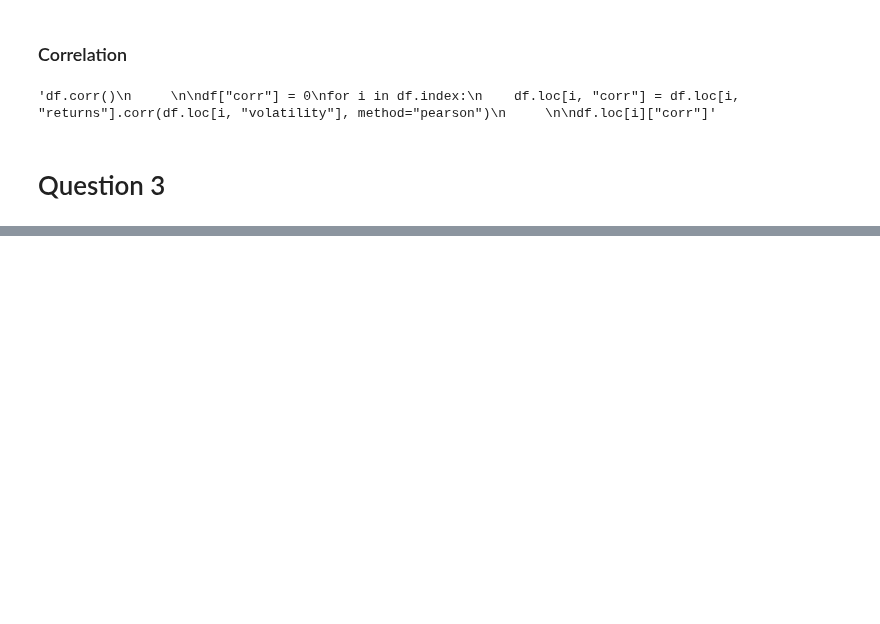
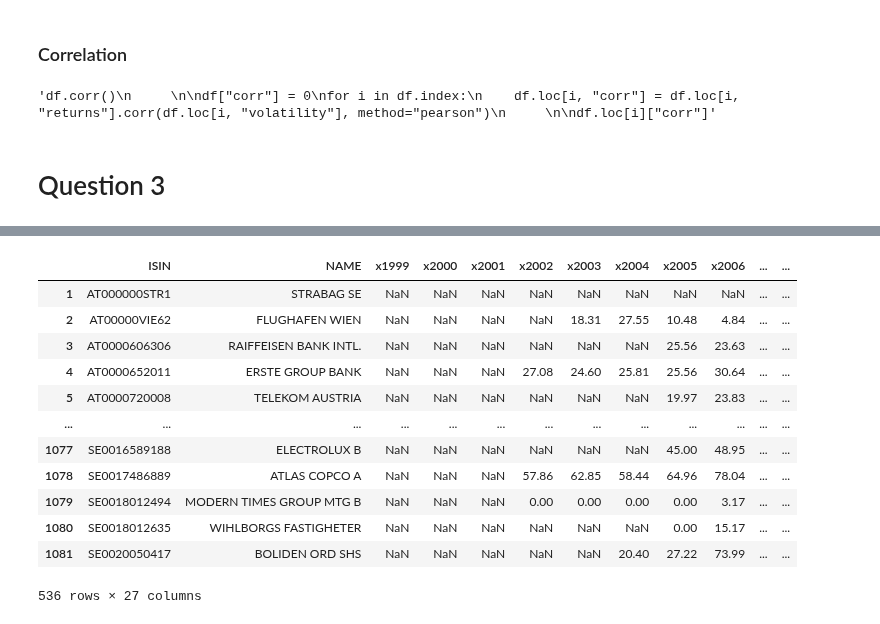
Before and after one commit to GiammarcoBozzelli/SEF, a Jupyter notebook: main.ipynb, the cells around one changed output, grey strips where cells are left out. Drawn from its saved outputs; the diff is of its cells as text; code cells hidden in the pictures; blank space fills up the shorter version.

```diff
--- a/main.ipynb
+++ b/main.ipynb
@@ -164,2 +164,7 @@ df_E_score = pd.read_excel(E_score_url)
 
 df_E_score['ISIN_First2'] = df_E_score['ISIN'].str[:2]
+# %%
+#Create a list with the EUR countries from the EUR dataset
+np_EUR = df_EUR['ISIN_First2'].unique()
+list_EUR = list(np_EUR)
+list_EUR
@@ -165,0 +188,18 @@ df_E_score['ISIN_First2'] = df_E_score['ISIN'].str[:2]
+# %%
+#EUR firms with E score
+df_E_score_EUR = df_E_score[df_E_score['ISIN_First2'].isin(list_EUR)]
+df_E_score_EUR
+# %% [output]
+|  | ISIN | NAME | x1999 | x2000 | x2001 | x2002 | x2003 | x2004 | x2005 | x2006 | ... | ... |
+| 1 | AT000000STR1 | STRABAG SE | NaN | NaN | NaN | NaN | NaN | NaN | NaN | NaN | ... | ... |
+| 2 | AT00000VIE62 | FLUGHAFEN WIEN | NaN | NaN | NaN | NaN | 18.31 | 27.55 | 10.48 | 4.84 | ... | ... |
+| 3 | AT0000606306 | RAIFFEISEN BANK INTL. | NaN | NaN | NaN | NaN | NaN | NaN | 25.56 | 23.63 | ... | ... |
+| 4 | AT0000652011 | ERSTE GROUP BANK | NaN | NaN | NaN | 27.08 | 24.60 | 25.81 | 25.56 | 30.64 | ... | ... |
+| 5 | AT0000720008 | TELEKOM AUSTRIA | NaN | NaN | NaN | NaN | NaN | NaN | 19.97 | 23.83 | ... | ... |
+| ... | ... | ... | ... | ... | ... | ... | ... | ... | ... | ... | ... | ... |
+| 1077 | SE0016589188 | ELECTROLUX B | NaN | NaN | NaN | NaN | NaN | NaN | 45.00 | 48.95 | ... | ... |
+| 1078 | SE0017486889 | ATLAS COPCO A | NaN | NaN | NaN | 57.86 | 62.85 | 58.44 | 64.96 | 78.04 | ... | ... |
+| 1079 | SE0018012494 | MODERN TIMES GROUP MTG B | NaN | NaN | NaN | 0.00 | 0.00 | 0.00 | 0.00 | 3.17 | ... | ... |
+| 1080 | SE0018012635 | WIHLBORGS FASTIGHETER | NaN | NaN | NaN | NaN | NaN | NaN | 0.00 | 15.17 | ... | ... |
+| 1081 | SE0020050417 | BOLIDEN ORD SHS | NaN | NaN | NaN | NaN | NaN | 20.40 | 27.22 | 73.99 | ... | ... |
+536 rows × 27 columns
```
Also changed, not shown: parts of 9 cells of this notebook.
